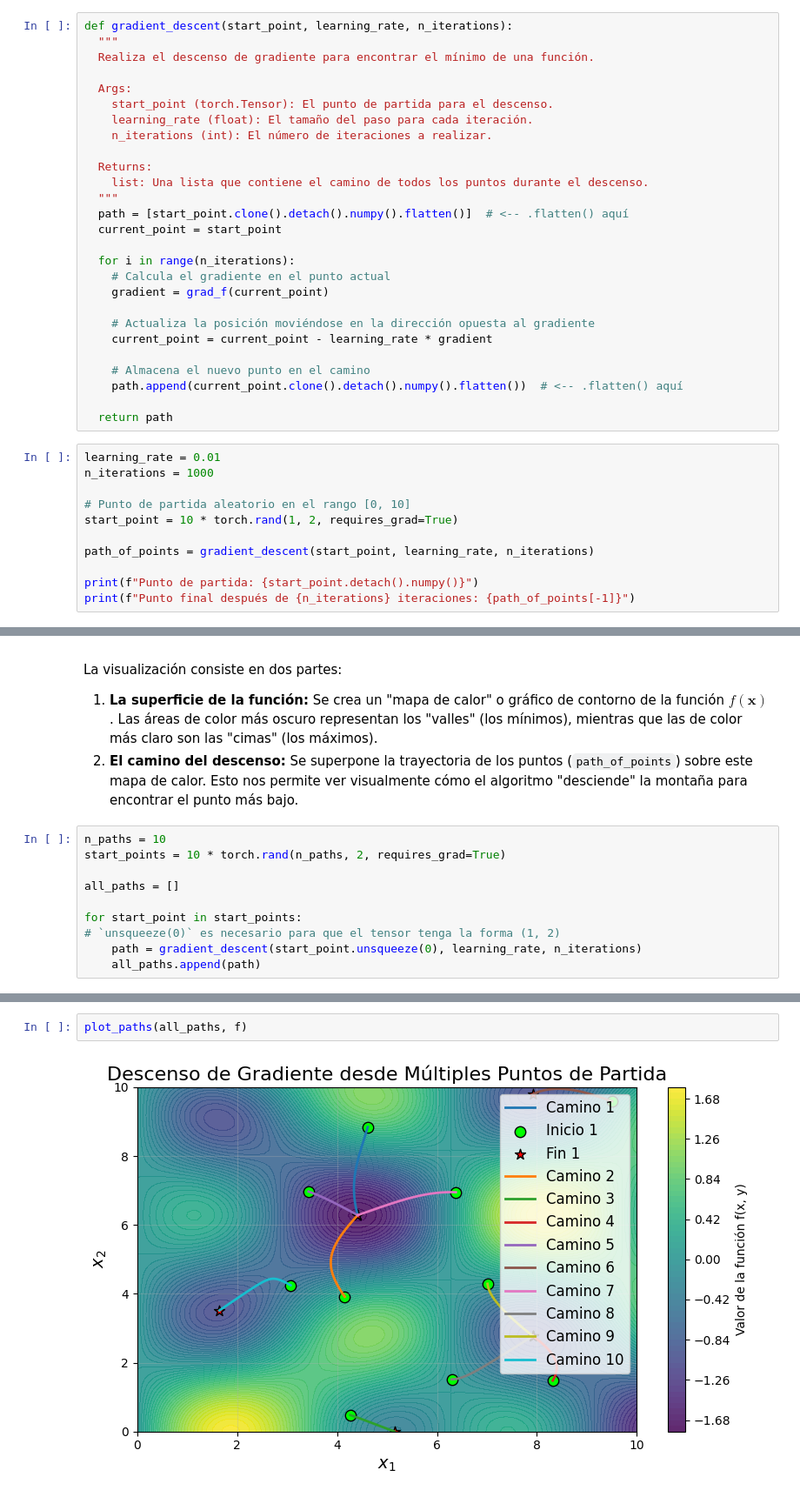
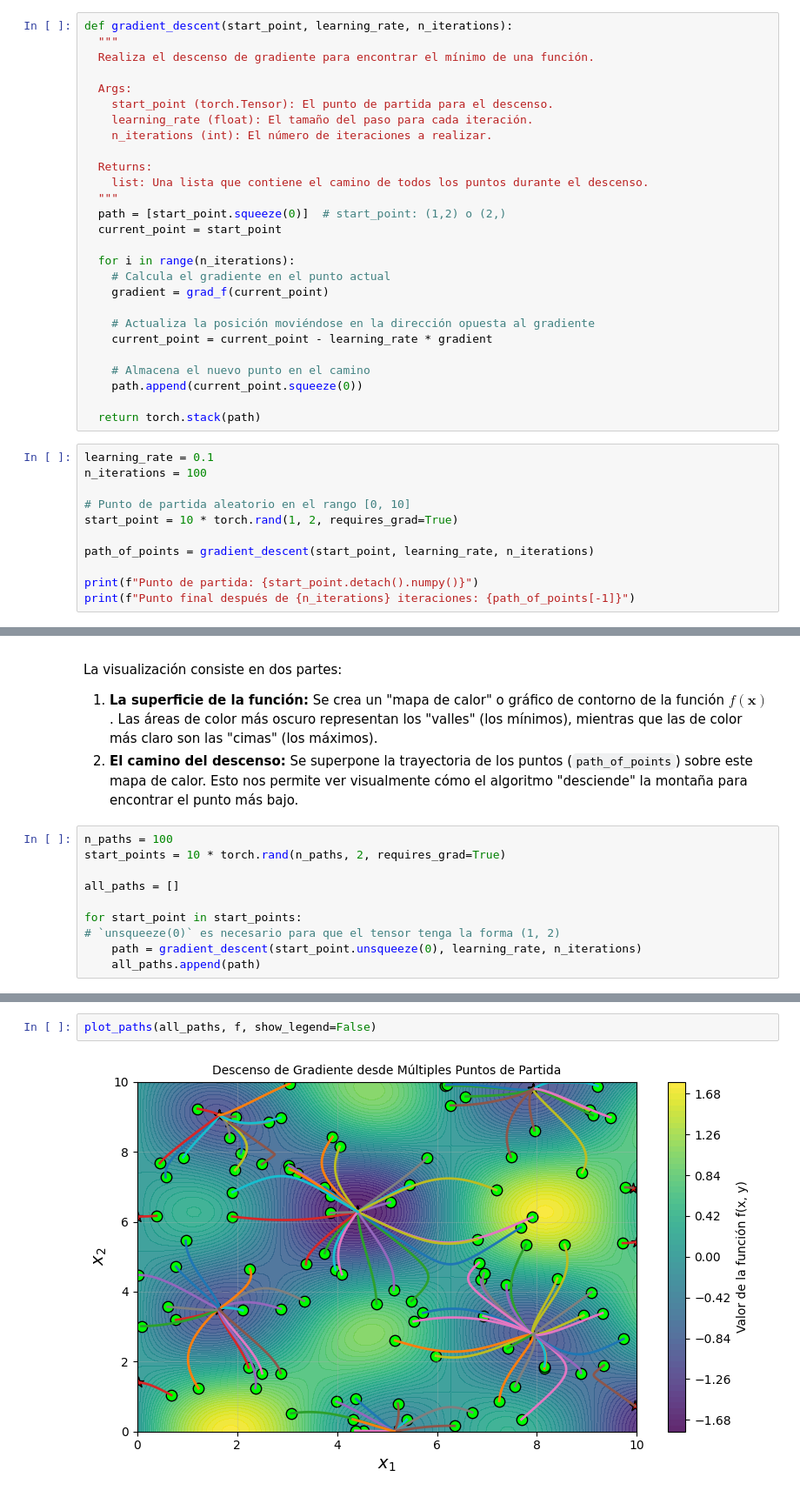
Before and after one commit to kidnixt/alices_wonderland_dl, a Jupyter notebook: 2_mathematical_preliminaries/exercises.ipynb, the cells around one changed output, grey strips where cells are left out. Shown at 87% size. Saved outputs shown, nothing was run; the diff lists cells and outputs as text.

```diff
--- a/2_mathematical_preliminaries/exercises.ipynb
+++ b/2_mathematical_preliminaries/exercises.ipynb
@@ -104,7 +104,7 @@ def gradient_descent(start_point, learning_rate, n_iterations):
   Returns:
     list: Una lista que contiene el camino de todos los puntos durante el descenso.
   """
-  path = [start_point.clone().detach().numpy().flatten()]  # <-- .flatten() aquí
+  path = [start_point.squeeze(0)]  # start_point: (1,2) o (2,)
   current_point = start_point
 
   for i in range(n_iterations):
@@ -115,12 +115,12 @@ def gradient_descent(start_point, learning_rate, n_iterations):
     current_point = current_point - learning_rate * gradient
 
     # Almacena el nuevo punto en el camino
-    path.append(current_point.clone().detach().numpy().flatten())  # <-- .flatten() aquí
+    path.append(current_point.squeeze(0))
 
-  return path
+  return torch.stack(path)
 # %%
-learning_rate = 0.01
-n_iterations = 1000
+learning_rate = 0.1
+n_iterations = 100
 
 # Punto de partida aleatorio en el rango [0, 10]
 start_point = 10 * torch.rand(1, 2, requires_grad=True)
@@ -142,7 +142,7 @@ La visualización consiste en dos partes:
 1.  **La superficie de la función:** Se crea un "mapa de calor" o gráfico de contorno de la función $f(\mathbf{x})$. Las áreas de color más oscuro representan los "valles" (los mínimos), mientras que las de color más claro son las "cimas" (los máximos).
 2.  **El camino del descenso:** Se superpone la trayectoria de los puntos (`path_of_points`) sobre este mapa de calor. Esto nos permite ver visualmente cómo el algoritmo "desciende" la montaña para encontrar el punto más bajo.
 # %%
-n_paths = 10
+n_paths = 100
 start_points = 10 * torch.rand(n_paths, 2, requires_grad=True)
 
 all_paths = []
@@ -184,4 +192,4 @@ def plot_paths(paths, function):
 # %%
-plot_paths(all_paths, f)
+plot_paths(all_paths, f, show_legend=False)
 # %% [output]
-[figure, old version]
+[figure, new version]
```
Also changed, not shown: parts of 10 cells of this notebook.
